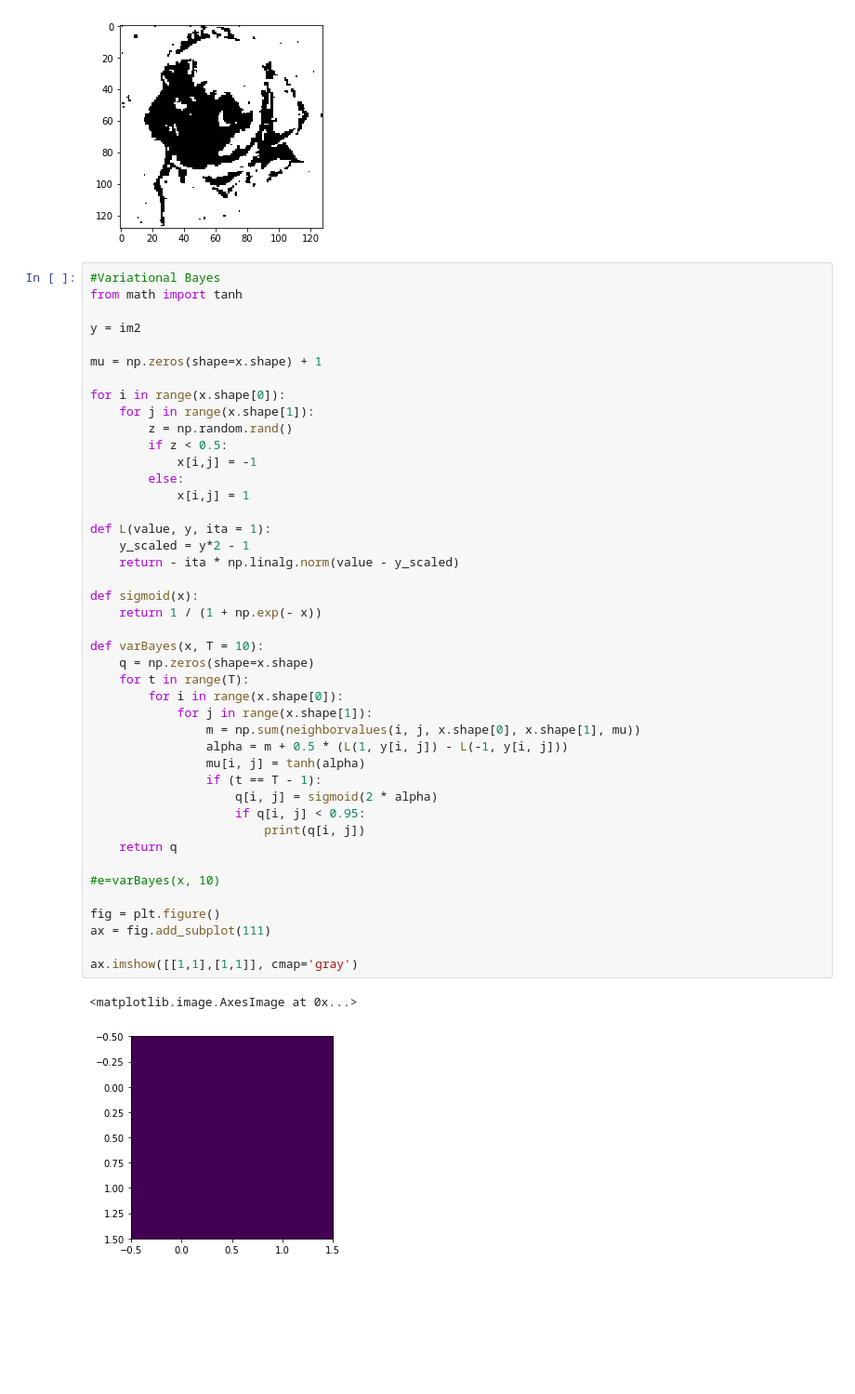
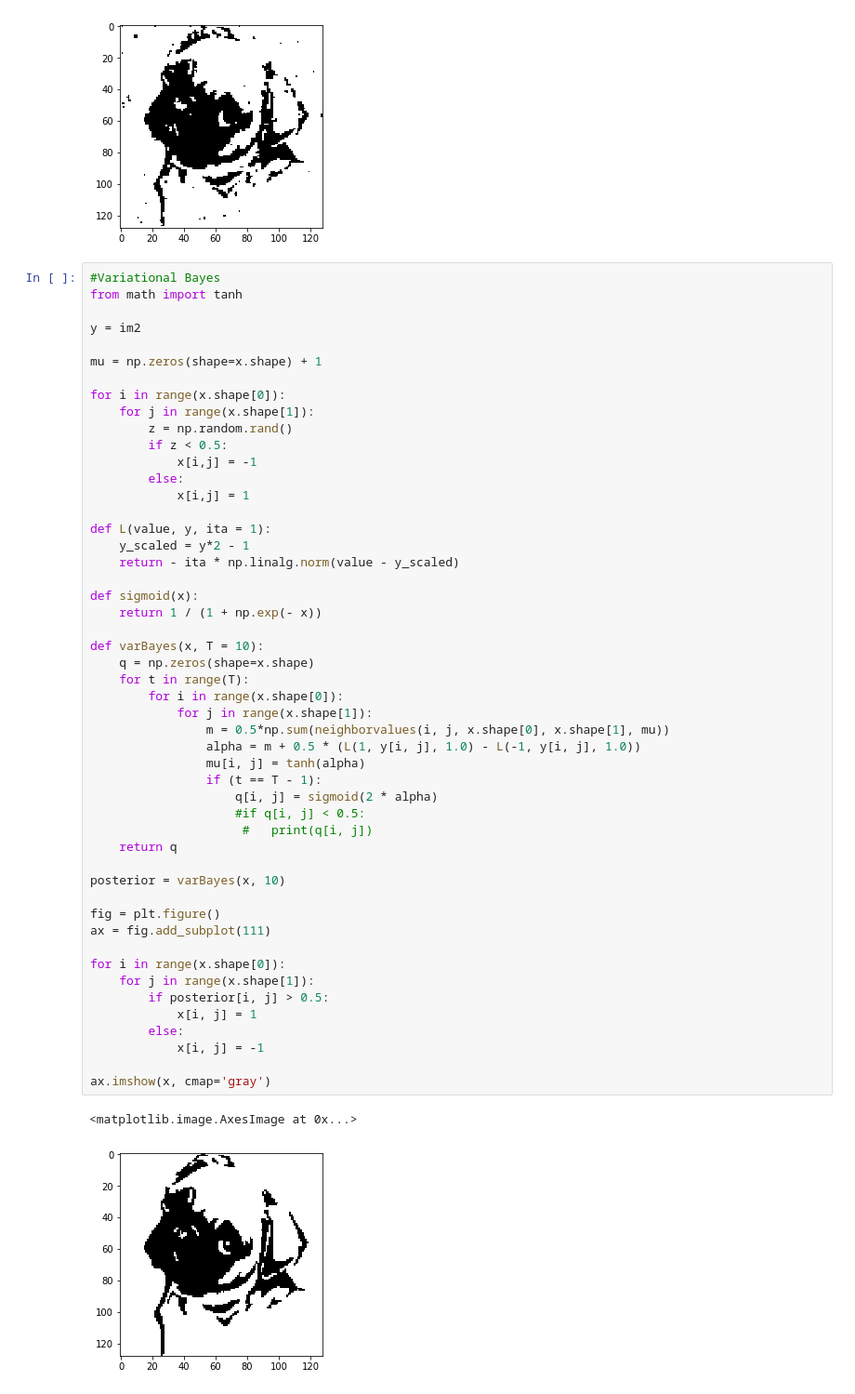
Before and after one commit to JasonMts/Bayesian_Methods_For_Image_Processing, a Jupyter notebook: cw2.ipynb, the cells around one changed output. Shown at 93% size. Drawn from its saved outputs; the diff is of its cells as text; blank space fills up the shorter version.

```diff
--- a/cw2.ipynb
+++ b/cw2.ipynb
@@ -360,37 +360,44 @@ for i in range(x.shape[0]):
     for j in range(x.shape[1]):
         z = np.random.rand()
         if z < 0.5:
             x[i,j] = -1
         else:
             x[i,j] = 1
 
 def L(value, y, ita = 1):
     y_scaled = y*2 - 1
     return - ita * np.linalg.norm(value - y_scaled)
 
 def sigmoid(x):
     return 1 / (1 + np.exp(- x))
 
 def varBayes(x, T = 10):
     q = np.zeros(shape=x.shape)
     for t in range(T):
         for i in range(x.shape[0]):
             for j in range(x.shape[1]):
-                m = np.sum(neighborvalues(i, j, x.shape[0], x.shape[1], mu))
-                alpha = m + 0.5 * (L(1, y[i, j]) - L(-1, y[i, j]))
+                m = 0.5*np.sum(neighborvalues(i, j, x.shape[0], x.shape[1], mu))
+                alpha = m + 0.5 * (L(1, y[i, j], 1.0) - L(-1, y[i, j], 1.0))
                 mu[i, j] = tanh(alpha)
                 if (t == T - 1):
                     q[i, j] = sigmoid(2 * alpha)
-                    if q[i, j] < 0.95:
-                        print(q[i, j])
+                    #if q[i, j] < 0.5:
+                     #   print(q[i, j])
     return q
 
-#e=varBayes(x, 10)
+posterior = varBayes(x, 10)
 
 fig = plt.figure()
 ax = fig.add_subplot(111)
 
-ax.imshow([[1,1],[1,1]], cmap='gray')
+for i in range(x.shape[0]):
+    for j in range(x.shape[1]):
+        if posterior[i, j] > 0.5:
+            x[i, j] = 1
+        else:
+            x[i, j] = -1
+
+ax.imshow(x, cmap='gray')
 # %% [output]
 <matplotlib.image.AxesImage at 0x...>
-[figure, old version]
+[figure, new version]
```
Also changed, not shown: parts of 1 cell of this notebook.
